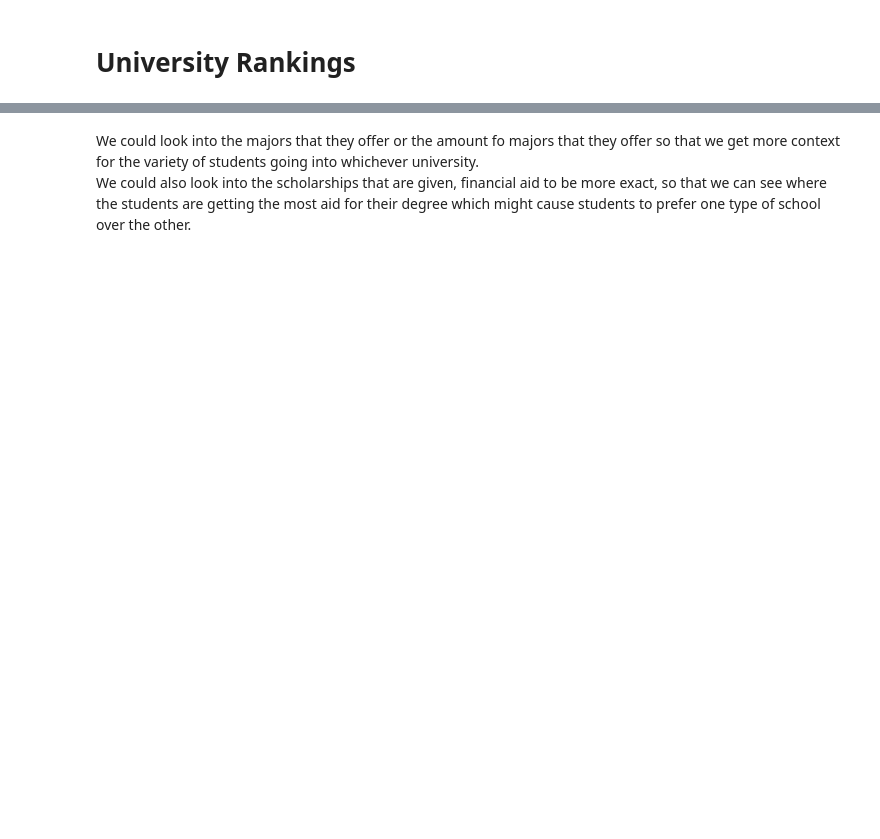
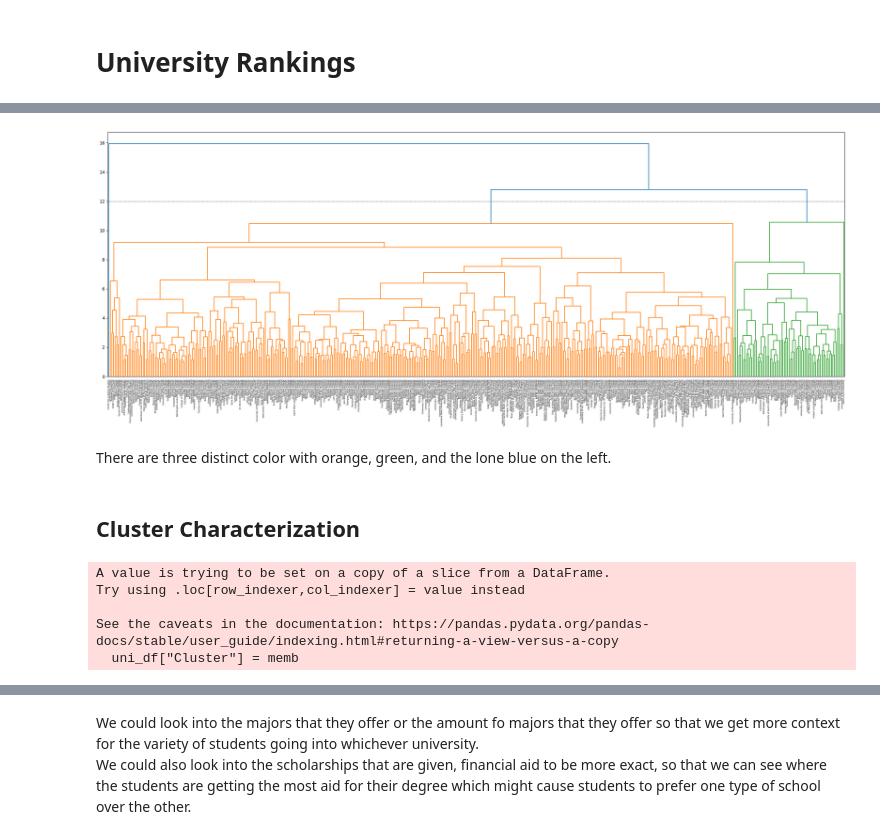
Before and after one commit to Abel-Lagonell/Data-Mining, a Jupyter notebook: Homework03_Abel_Lagonell.ipynb, the cells around one changed output, grey strips where cells are left out. Drawn from its saved outputs; the diff is of its cells as text; code cells hidden in the pictures; blank space fills up the shorter version.

```diff
--- a/Homework03_Abel_Lagonell.ipynb
+++ b/Homework03_Abel_Lagonell.ipynb
@@ -11,3 +17,0 @@ from sklearn.cluster import AgglomerativeClustering
-# %%
-df= dmba.load_data('Universities.csv')
-df
@@ -148,0 +18,5 @@ The thrid cluster also seems to have the most amount of schools but all are priv
+# %%
+uni_df= dmba.load_data('Universities.csv')
+uni_df = uni_df.set_index('College Name')
+uni_df[uni_df.columns.values[2:]] = uni_df[uni_df.columns.values[2:]].apply(lambda x: x.astype(float))
+uni_df
@@ -148,0 +40,4 @@ The thrid cluster also seems to have the most amount of schools but all are priv
+# %%
+harvard = uni_df.loc['Harvard University']
+uni_df = uni_df.dropna(axis=0, how='any')
+uni_df
@@ -148,0 +61,7 @@ The thrid cluster also seems to have the most amount of schools but all are priv
+# %%
+cont_list = ['% new stud. from top 10%', '% new stud. from top 25%']
+cont_list.extend(list(uni_df.columns[10:]) )
+
+uni_df_norm = uni_df[cont_list]
+uni_df_norm[cont_list] = StandardScaler().fit_transform(uni_df_norm)
+uni_df_norm
@@ -148,0 +88,22 @@ The thrid cluster also seems to have the most amount of schools but all are priv
+# %%
+Z = linkage(uni_df_norm, method='complete', optimal_ordering=True)
+plt.figure(figsize=(30,10))
+dendrogram(Z, labels=uni_df_norm.index)
+plt.axhline(y=12, color='black', linewidth=0.5, linestyle='dashed')
+plt.show()
+# %% [output]
+[figure, added]
+# %% [markdown]
+There are three distinct color with orange, green, and the lone blue on the left.
+# %% [markdown]
+## Cluster Characterization
+# %%
+memb = fcluster(Z, t=3, criterion='maxclust')
+uni_df["Cluster"] = memb
+uni_df_groups = uni_df.groupby("Cluster")
+# %% [output]
+A value is trying to be set on a copy of a slice from a DataFrame.
+Try using .loc[row_indexer,col_indexer] = value instead
+
+See the caveats in the documentation: https://pandas.pydata.org/pandas-docs/stable/user_guide/indexing.html#returning-a-view-versus-a-copy
+  uni_df["Cluster"] = memb
```
Also changed, not shown: parts of 131 cells of this notebook, 1 other file.
